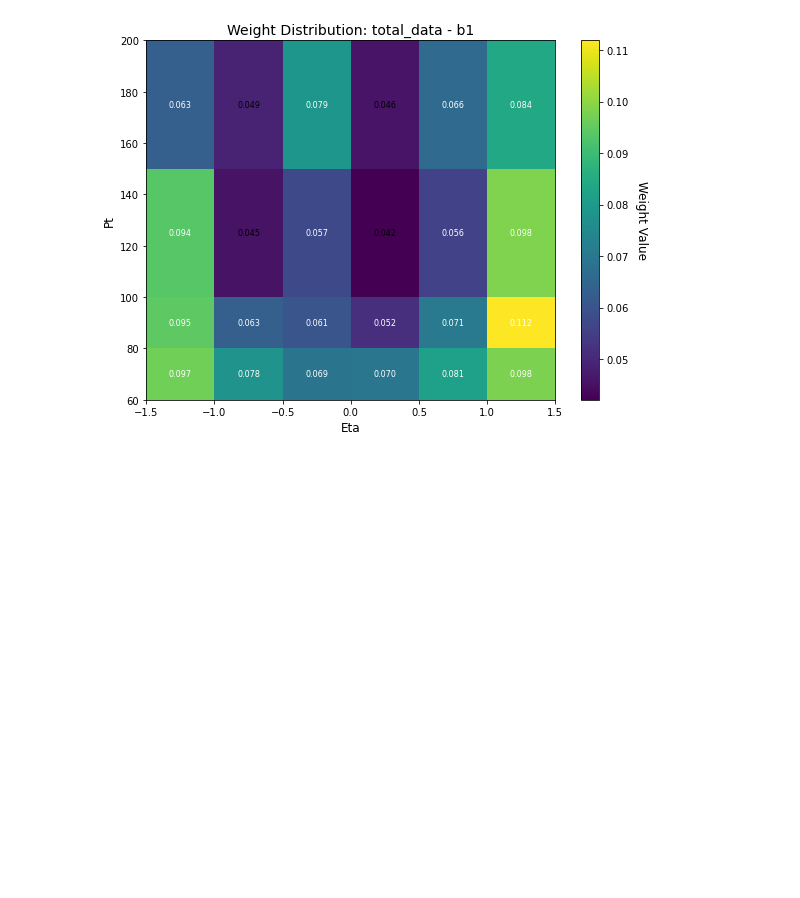
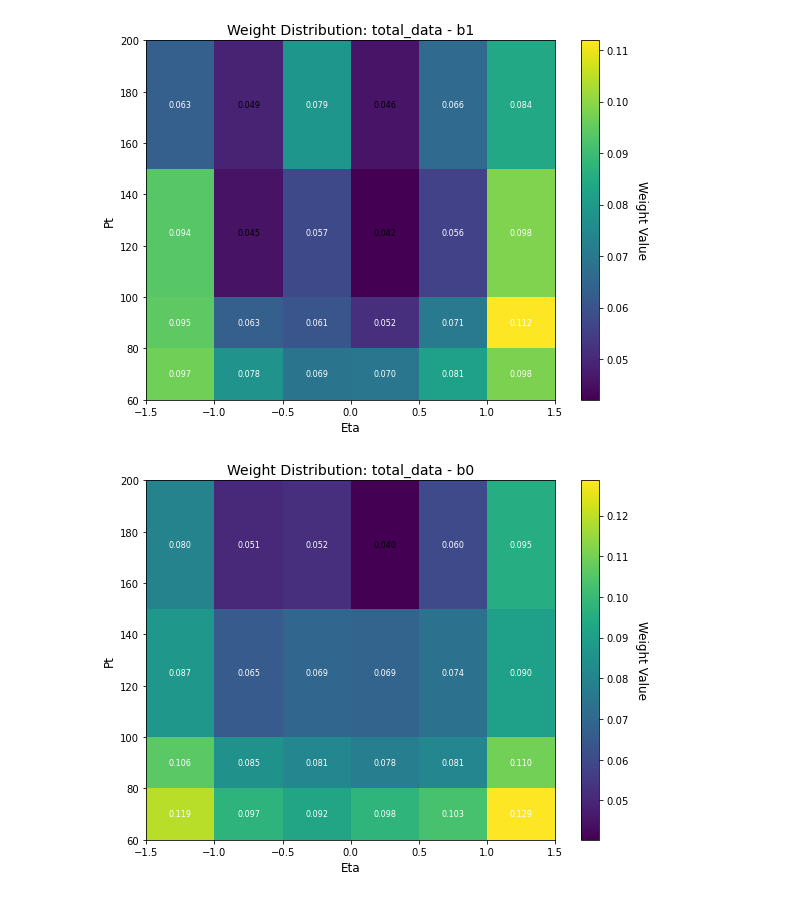
Before and after one commit to Pocket-Coffea/analysis, a Jupyter notebook: plotter/ef_evaluation.ipynb, the cells around one changed output. Drawn from its saved outputs; the diff is of its cells as text; code cells hidden in the pictures; blank space fills up the shorter version.

```diff
--- a/plotter/ef_evaluation.ipynb
+++ b/plotter/ef_evaluation.ipynb
@@ -516,3 +516,98 @@ def plot_weights_2d_improved(weights_dict, category='total_data', bin_type='b1')
 weight_matrix, pt_edges, eta_edges = plot_weights_2d_improved(EF_pt_eta, 'total_data', 'b1')
 # %% [output]
 [figure]
+# %%
+import numpy as np
+import matplotlib.pyplot as plt
+import re
+
+def plot_weights_2d_improved(weights_dict, category='total_data', bin_type='b1'):
+    """
+    Improved version with better bin parsing and visualization
+    """
+
+    data = weights_dict[category][bin_type]
+
+    # Extract all unique bin edges
+    pt_edges_set = set()
+    eta_edges_set = set()
+
+    for pt_bin_str in data.keys():
+        pt_match = re.findall(r'[\d.]+|np\.inf', pt_bin_str)
+        if len(pt_match) == 2:
+            pt_edges_set.add(float(pt_match[0]))
+            pt_max = float('inf') if pt_match[1] == 'np.inf' else float(pt_match[1])
+            pt_edges_set.add(pt_max)
+
+    for pt_bin_str, eta_dict in data.items():
+        for eta_bin_str in eta_dict.keys():
+            eta_match = re.findall(r'[-]?[\d.]+', eta_bin_str)
+            if len(eta_match) == 2:
+                eta_edges_set.add(float(eta_match[0]))
+                eta_edges_set.add(float(eta_match[1]))
+
+    # Convert to sorted lists
+    pt_edges = sorted(pt_edges_set)
+    eta_edges = sorted(eta_edges_set)
+
+    # Replace inf with a reasonable maximum for plotting
+    pt_max_plot = 200  # You can adjust this based on your data
+    pt_edges_plot = [x if x != float('inf') else pt_max_plot for x in pt_edges]
+
+    # Create weight matrix
+    weight_matrix = np.zeros((len(pt_edges)-1, len(eta_edges)-1))
+
+    # Fill weight matrix
+    for pt_bin_str, eta_dict in data.items():
+        pt_match = re.findall(r'[\d.]+|np\.inf', pt_bin_str)
+        pt_min = float(pt_match[0])
+        pt_max = float('inf') if pt_match[1] == 'np.inf' else float(pt_match[1])
+
+        pt_idx = pt_edges.index(pt_min)
+
+        for eta_bin_str, weight in eta_dict.items():
+            eta_match = re.findall(r'[-]?[\d.]+', eta_bin_str)
+            eta_min = float(eta_match[0])
+            eta_max = float(eta_match[1])
+
+            eta_idx = eta_edges.index(eta_min)
+            weight_matrix[pt_idx, eta_idx] = weight
+
+    # Create plot
+    fig, ax = plt.subplots(figsize=(8, 6))
+
+    # Create meshgrid
+    X, Y = np.meshgrid(eta_edges, pt_edges_plot)
+
+    # Plot
+    mesh = ax.pcolormesh(X, Y, weight_matrix, cmap='viridis', shading='flat')
+
+    # Add colorbar
+    cbar = plt.colorbar(mesh, ax=ax)
+    cbar.set_label('Weight Value', rotation=270, labelpad=20, fontsize=12)
+
+    # Labels and title
+    ax.set_xlabel('Eta', fontsize=12)
+    ax.set_ylabel('Pt', fontsize=12)
+    ax.set_title(f'Weight Distribution: {category} - {bin_type}', fontsize=14)
+
+    # Add value annotations
+    for i in range(len(pt_edges)-1):
+        for j in range(len(eta_edges)-1):
+            if weight_matrix[i, j] > 0:
+                eta_center = (eta_edges[j] + eta_edges[j+1]) / 2
+                pt_center = (pt_edges_plot[i] + pt_edges_plot[i+1]) / 2
+                ax.text(eta_center, pt_center, f'{weight_matrix[i, j]:.3f}',
+                       ha='center', va='center', fontsize=8,
+                       color='white' if weight_matrix[i, j] > 0.05 else 'black')
+
+    # plt.grid(True, alpha=0.3)
+    plt.tight_layout()
+    plt.show()
+
+    return weight_matrix, pt_edges, eta_edges
+
+# Plot for total_data and b1
+weight_matrix, pt_edges, eta_edges = plot_weights_2d_improved(EF_pt_eta, 'total_data', 'b0')
+# %% [output]
+[figure, added]
```
Also changed, not shown: 2 other files.
